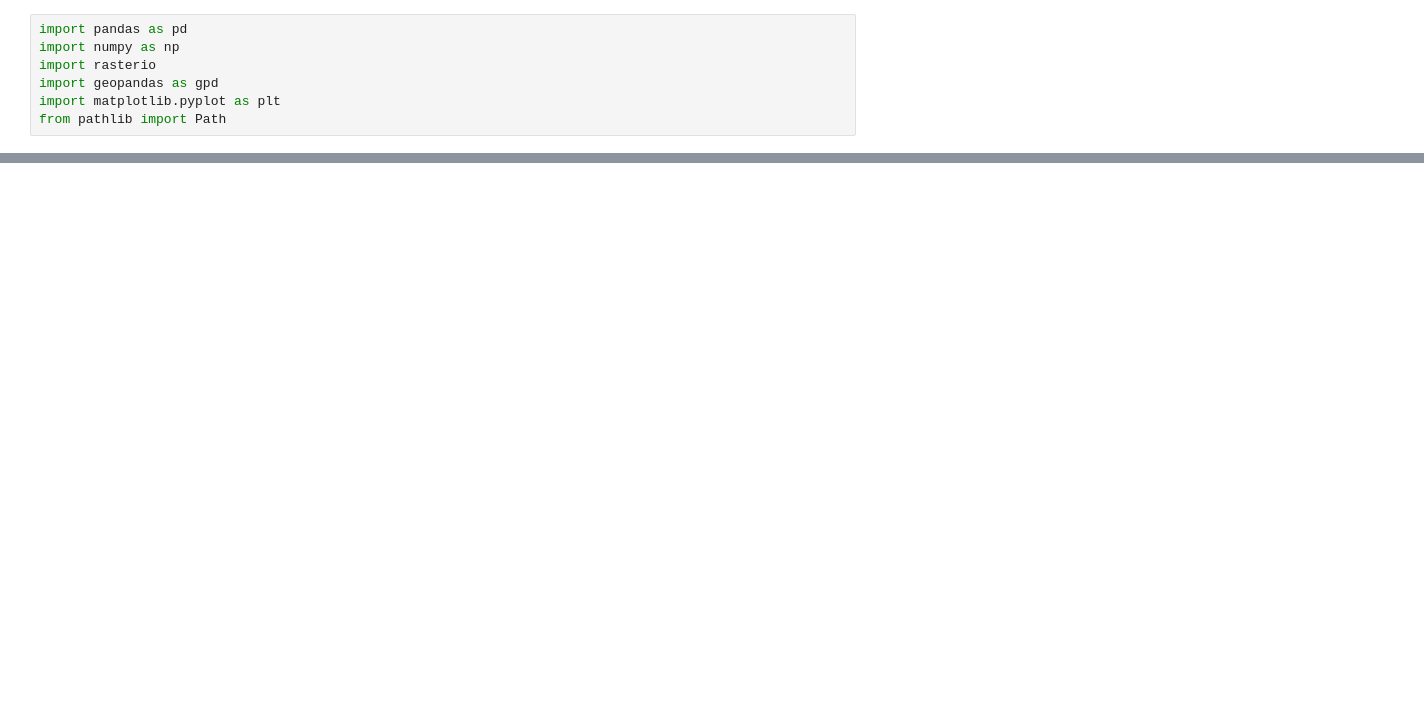
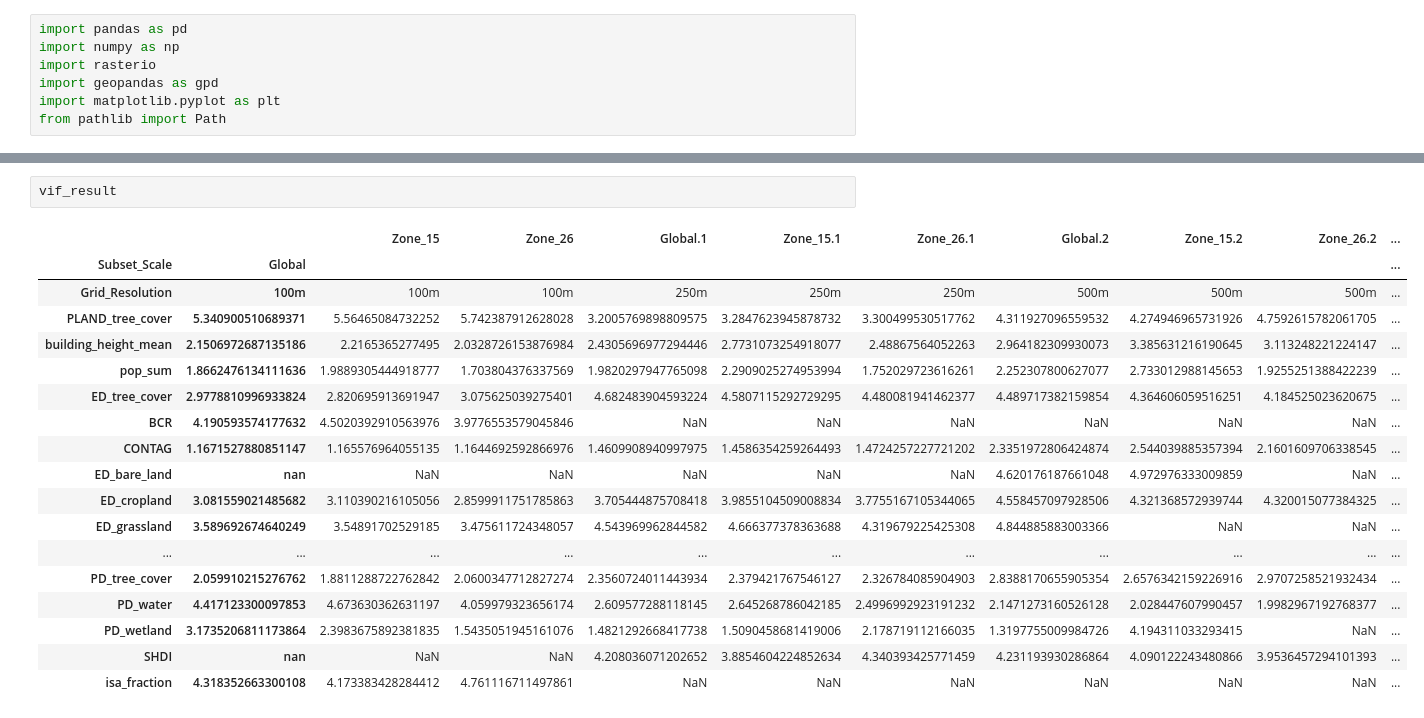
Before and after one commit to KeliWangUP/GermanCitiesSUHI, a Jupyter notebook: codes/notebook/data_inspector.ipynb, the cells around one changed output, grey strips where cells are left out. Cells and saved outputs as stored; diff of their text form; blank space fills up the shorter version.

```diff
--- a/codes/notebook/data_inspector.ipynb
+++ b/codes/notebook/data_inspector.ipynb
@@ -95,0 +32,21 @@ append_population_patch_pipeline(GERMANY_POP_TIF)
+# %%
+vif_result
+# %% [output]
+|  |  | Zone_15 | Zone_26 | Global.1 | Zone_15.1 | Zone_26.1 | Global.2 | Zone_15.2 | Zone_26.2 | ... |
+| Subset_Scale | Global |  |  |  |  |  |  |  |  | ... |
+| Grid_Resolution | 100m | 100m | 100m | 250m | 250m | 250m | 500m | 500m | 500m | ... |
+| PLAND_tree_cover | 5.340900510689371 | 5.56465084732252 | 5.742387912628028 | 3.2005769898809575 | 3.2847623945878732 | 3.300499530517762 | 4.311927096559532 | 4.274946965731926 | 4.7592615782061705 | ... |
+| building_height_mean | 2.1506972687135186 | 2.2165365277495 | 2.0328726153876984 | 2.4305696977294446 | 2.7731073254918077 | 2.48867564052263 | 2.964182309930073 | 3.385631216190645 | 3.113248221224147 | ... |
+| pop_sum | 1.8662476134111636 | 1.9889305444918777 | 1.703804376337569 | 1.9820297947765098 | 2.2909025274953994 | 1.752029723616261 | 2.252307800627077 | 2.733012988145653 | 1.9255251388422239 | ... |
+| ED_tree_cover | 2.9778810996933824 | 2.820695913691947 | 3.075625039275401 | 4.682483904593224 | 4.5807115292729295 | 4.480081941462377 | 4.489717382159854 | 4.364606059516251 | 4.184525023620675 | ... |
+| BCR | 4.190593574177632 | 4.5020392910563976 | 3.9776553579045846 | NaN | NaN | NaN | NaN | NaN | NaN | ... |
+| CONTAG | 1.1671527880851147 | 1.165576964055135 | 1.1644692592866976 | 1.4609908940997975 | 1.4586354259264493 | 1.4724257227721202 | 2.3351972806424874 | 2.544039885357394 | 2.1601609706338545 | ... |
+| ED_bare_land | nan | NaN | NaN | NaN | NaN | NaN | 4.620176187661048 | 4.972976333009859 | NaN | ... |
+| ED_cropland | 3.081559021485682 | 3.110390216105056 | 2.8599911751785863 | 3.705444875708418 | 3.9855104509008834 | 3.7755167105344065 | 4.558457097928506 | 4.321368572939744 | 4.320015077384325 | ... |
+| ED_grassland | 3.589692674640249 | 3.54891702529185 | 3.475611724348057 | 4.543969962844582 | 4.666377378363688 | 4.319679225425308 | 4.844885883003366 | NaN | NaN | ... |
+| ... | ... | ... | ... | ... | ... | ... | ... | ... | ... | ... |
+| PD_tree_cover | 2.059910215276762 | 1.8811288722762842 | 2.0600347712827274 | 2.3560724011443934 | 2.379421767546127 | 2.326784085904903 | 2.8388170655905354 | 2.6576342159226916 | 2.9707258521932434 | ... |
+| PD_water | 4.417123300097853 | 4.673630362631197 | 4.059979323656174 | 2.609577288118145 | 2.645268786042185 | 2.4996992923191232 | 2.1471273160526128 | 2.028447607990457 | 1.9982967192768377 | ... |
+| PD_wetland | 3.1735206811173864 | 2.3983675892381835 | 1.5435051945161076 | 1.4821292668417738 | 1.5090458681419006 | 2.178719112166035 | 1.3197755009984726 | 4.194311033293415 | NaN | ... |
+| SHDI | nan | NaN | NaN | 4.208036071202652 | 3.8854604224852634 | 4.340393425771459 | 4.231193930286864 | 4.090122243480866 | 3.9536457294101393 | ... |
+| isa_fraction | 4.318352663300108 | 4.173383428284412 | 4.761116711497861 | NaN | NaN | NaN | NaN | NaN | NaN | ... |
```
Also changed, not shown: parts of 4 cells of this notebook, 7 other files.
